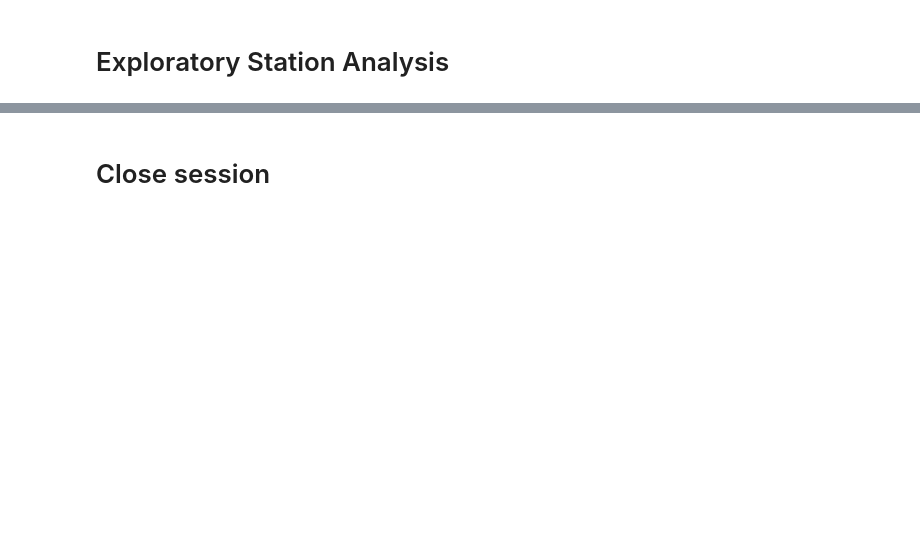
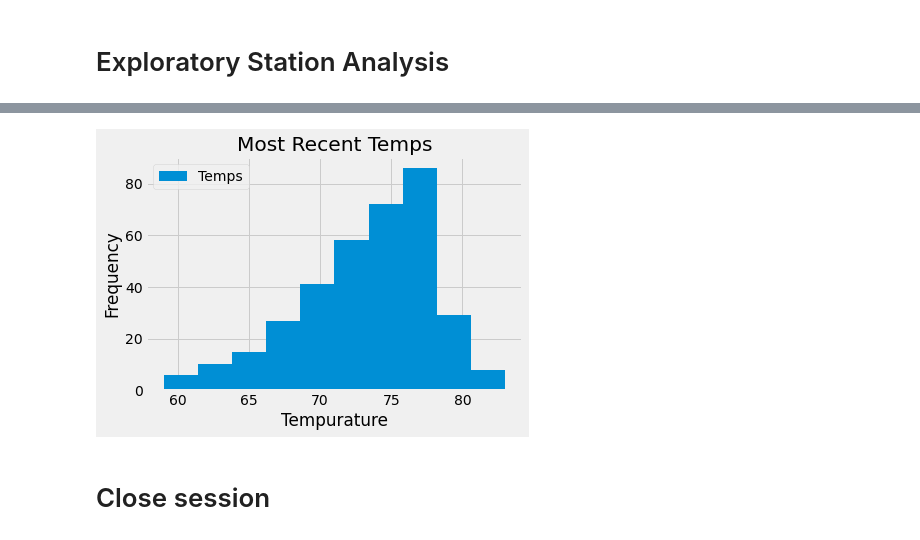
Before and after one commit to DuncanMPlate/sql_alchemy_challenge, a Jupyter notebook: climate_starter.ipynb, the cells around one changed output, grey strips where cells are left out. Saved outputs shown, nothing was run; the diff lists cells and outputs as text; code cells hidden in the pictures; blank space fills up the shorter version.

Commit message:
I did most of it

```diff
--- a/climate_starter.ipynb
+++ b/climate_starter.ipynb
@@ -127,3 +177,6 @@ summary_stas
 # %%
 # Using the most active station id
 # Query the last 12 months of temperature observation data for this station and plot the results as a histogram
+historgramything = session.query(Measurement.station, Measurement.tobs, Measurement.date).filter(Measurement.station == 'USC00519281', Measurement.date >= '2016-08-23')
+historgramything = pd.DataFrame(historgramything, columns=('Station', 'Temps', 'Date'))
+historgramything
@@ -130,3 +197,12 @@ summary_stas
+# %%
+historgramything.plot.hist()
+plt.title('Most Recent Temps')
+plt.xlabel('Tempurature')
+plt.ylabel('Frequency')
+plt.tight_layout
+plt.show()
+# %% [output]
+[figure, added]
 # %% [markdown]
 # Close session
 # %%
```
Also changed, not shown: parts of 11 cells of this notebook.
